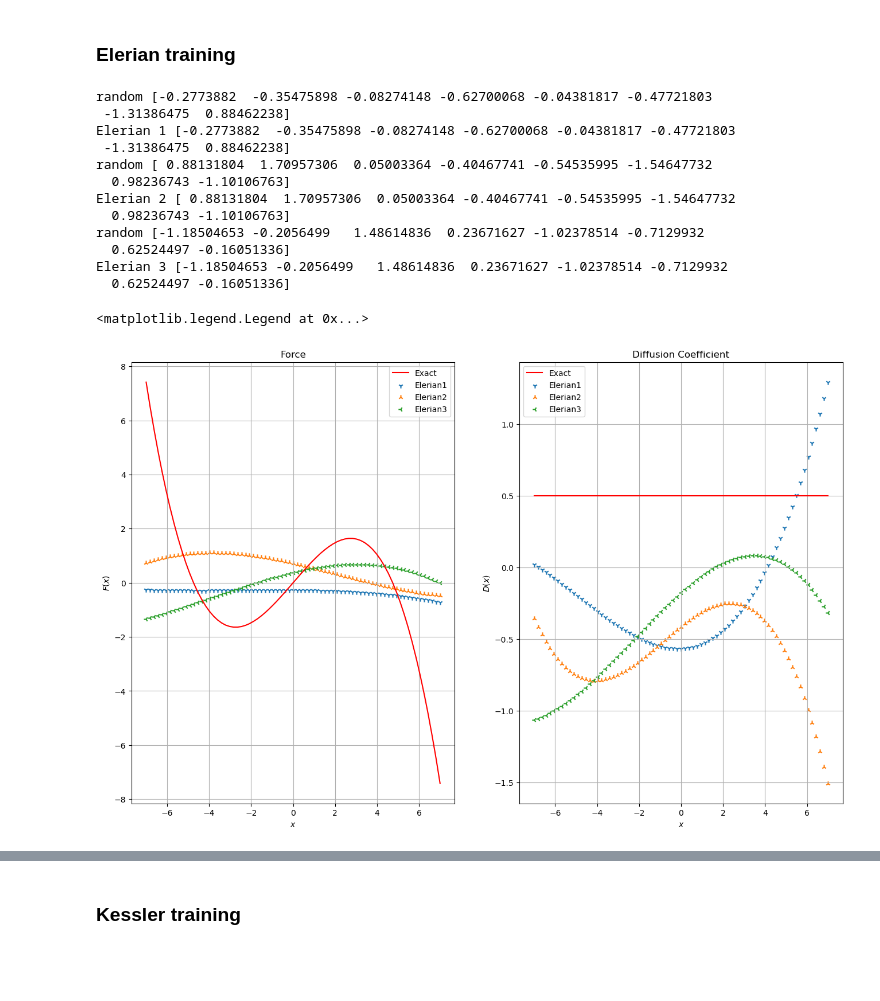
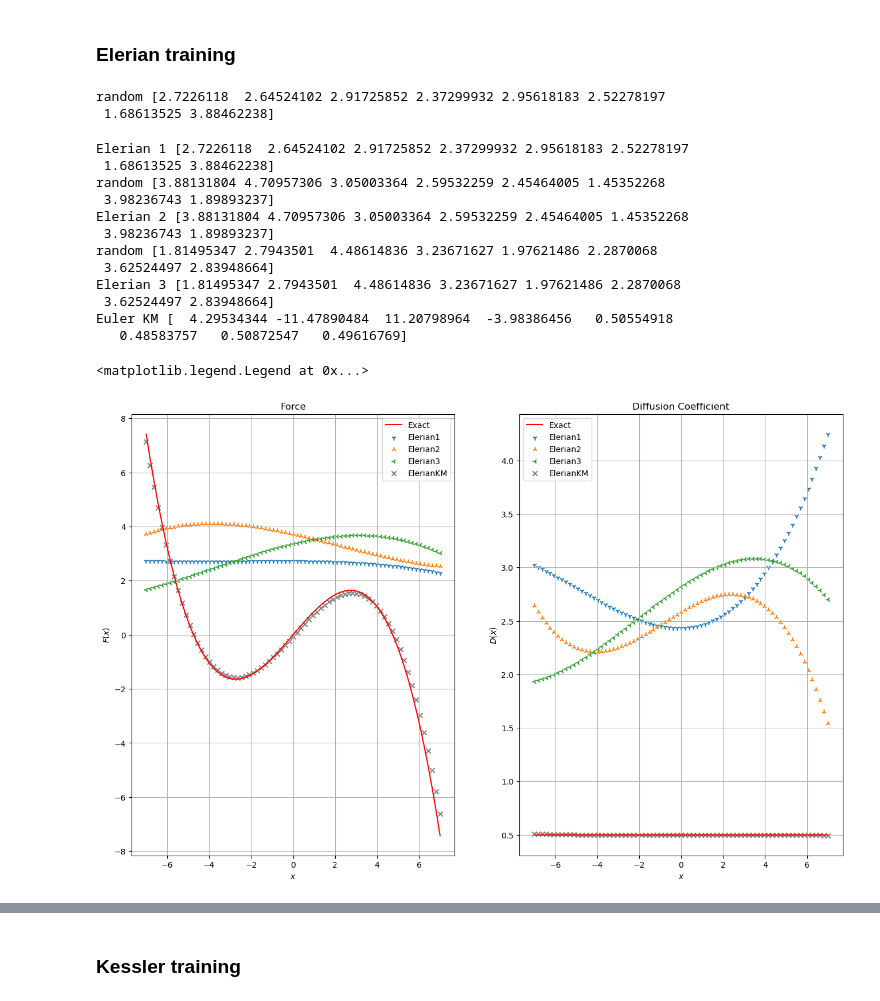
Before and after one commit to Dani-dB/folie, a Jupyter notebook: errorbars/random-coef0.ipynb, the cells around one changed output, grey strips where cells are left out. Saved outputs shown, nothing was run; the diff lists cells and outputs as text; code cells hidden in the pictures; blank space fills up the shorter version.

Commit message:
improvement to error bar startinf grom random coefficients and import of error bars from training on different data

```diff
--- a/errorbars/random-coef0.ipynb
+++ b/errorbars/random-coef0.ipynb
@@ -11,8 +11,9 @@ from copy import deepcopy
 This notebook runs a simulation once to generate data, then for each estimator run 3 different estimations starting from different coefficients $ \sim \mathcal{N}(\mu,\sigma^2)$
 Choose your Hyper-parameters $\mu$ and $\sigma$
 # %%
-mu = 0.0
-sigma = 1.0
+mu = 3
+sigma = 1
+M = 3 # number of differnt estimation for a given estimator and given data
 np.random.seed(3)
 # %% [markdown]
 ## Generate data
@@ -35,7 +36,7 @@ simulator = fl.simulations.Simulator(fl.simulations.EulerStepper(model_simu), dt
 
 
 # initialize positions
-ntraj = 30
+ntraj = 50
 q0 = np.empty(ntraj)
 for i in range(len(q0)):
     q0[i] = 0
@@ -55,13 +56,13 @@ for n, trj in enumerate(data):
 # %% [markdown]
 ### Euler Training
 # %%
-fig, axs = plt.subplots(1, 2,figsize=(16,10))
+fig, axs = plt.subplots(1, 2,figsize=(8,5.5))
+fig, axf = plt.subplots(figsize=(8,5.5))
 np.random.seed(3)
 axs[0].set_title("Force")
 axs[0].set_xlabel("$x$")
 axs[0].set_ylabel("$F(x)$")
 axs[0].grid()
-
 axs[1].set_title("Diffusion Coefficient")
 axs[1].set_xlabel("$x$")
 axs[1].set_ylabel("$D(x)$")
@@ -76,8 +77,9 @@ domain = fl.MeshedDomain.create_from_range(np.linspace(data.stats.min, data.stat
 trainmodel = fl.models.Overdamped(force=fl.functions.BSplinesFunction(domain), has_bias=None)
 
 Euler_res=[]
+Euler_fes=[]
 markers=['1','2','3']
-for index in range(3):
+for index in range(M):
     coefficients0= np.random.normal(loc=mu, scale=sigma, size=2*nknots)
     print('random',coefficients0)
     estimator = fl.LikelihoodEstimator(fl.EulerDensity(trainmodel) ,n_jobs=4)
@@ -85,7 +87,13 @@ for index in range(3):
     print('Euler',index +1,Euler_res[index].coefficients)
     axs[0].scatter(xfa, Euler_res[index].force(xfa.reshape(-1, 1)), marker=markers[index], label='Euler'+str(index+1))
     axs[1].scatter(xfa, Euler_res[index].diffusion(xfa.reshape(-1, 1)), marker=markers[index], label='Euler'+str(index+1))
+    Euler_fes.append(fl.analysis.free_energy_profile_1d(Euler_res[index],xfa))
+    axf.plot(xfa,Euler_fes[index])
 
+Euler_res0=fl.LikelihoodEstimator(fl.EulerDensity(trainmodel) ,n_jobs=4).fit_fetch(data)
+print('Euler KM',Euler_res0.coefficients)
+axs[0].scatter(xfa, Euler_res0.force(xfa.reshape(-1, 1)),color = 'grey', marker='x', label='EulerKM')
+axs[1].scatter(xfa, Euler_res0.diffusion(xfa.reshape(-1, 1)), color = 'grey',marker='x', label='EulerKM')
 
 axs[0].legend()
 axs[1].legend()
@@ -113,45 +165,57 @@ fig, axs = plt.subplots(1, 2,figsize=(16,10))
 np.random.seed(3)
 axs[0].set_title("Force")
 axs[0].set_xlabel("$x$")
 axs[0].set_ylabel("$F(x)$")
 axs[0].grid()
 
 axs[1].set_title("Diffusion Coefficient")
 axs[1].set_xlabel("$x$")
 axs[1].set_ylabel("$D(x)$")
 axs[1].grid()
 
 xfa = np.linspace(-7.0, 7.0, 75)
 axs[0].plot(xfa, model_simu.force(xfa.reshape(-1, 1)),color='r', label="Exact")
 axs[1].plot(xfa, model_simu.diffusion(xfa.reshape(-1, 1)), color='r',label="Exact")
 
 nknots=4
 domain = fl.MeshedDomain.create_from_range(np.linspace(data.stats.min, data.stats.max, nknots).ravel())
 trainmodel = fl.models.Overdamped(force=fl.functions.BSplinesFunction(domain), has_bias=None)
 
 Elerian_res=[]
-for index in range(3):
+Elerian_fes=[]
+markers=['1','2','3']
+for index in range(M):
     coefficients0= np.random.normal(loc=mu, scale=sigma, size=2*nknots)
     print('random',coefficients0)
     estimator = fl.LikelihoodEstimator(fl.ElerianDensity(trainmodel) ,n_jobs=4)
     Elerian_res.append(estimator.fit_fetch(data,coefficients0=coefficients0))
     print('Elerian',index +1,Elerian_res[index].coefficients)
     axs[0].scatter(xfa, Elerian_res[index].force(xfa.reshape(-1, 1)), marker=markers[index], label='Elerian'+str(index+1))
     axs[1].scatter(xfa, Elerian_res[index].diffusion(xfa.reshape(-1, 1)), marker=markers[index], label='Elerian'+str(index+1))
+    Elerian_fes.append(fl.analysis.free_energy_profile_1d(Elerian_res[index],xfa))
+    axf.plot(xfa,Elerian_fes[index])
+
+Elerian_res0=fl.LikelihoodEstimator(fl.EulerDensity(trainmodel) ,n_jobs=4).fit_fetch(data)
+print('Euler KM',Elerian_res0.coefficients)
+axs[0].scatter(xfa, Elerian_res0.force(xfa.reshape(-1, 1)),color = 'grey', marker='x', label='ElerianKM')
+axs[1].scatter(xfa, Elerian_res0.diffusion(xfa.reshape(-1, 1)), color = 'grey',marker='x', label='ElerianKM')
+
 axs[0].legend()
 axs[1].legend()
 # %% [output]
-random [-0.2773882  -0.35475898 -0.08274148 -0.62700068 -0.04381817 -0.47721803
- -1.31386475  0.88462238]
-Elerian 1 [-0.2773882  -0.35475898 -0.08274148 -0.62700068 -0.04381817 -0.47721803
- -1.31386475  0.88462238]
-random [ 0.88131804  1.70957306  0.05003364 -0.40467741 -0.54535995 -1.54647732
-  0.98236743 -1.10106763]
-Elerian 2 [ 0.88131804  1.70957306  0.05003364 -0.40467741 -0.54535995 -1.54647732
-  0.98236743 -1.10106763]
-random [-1.18504653 -0.2056499   1.48614836  0.23671627 -1.02378514 -0.7129932
-  0.62524497 -0.16051336]
-Elerian 3 [-1.18504653 -0.2056499   1.48614836  0.23671627 -1.02378514 -0.7129932
-  0.62524497 -0.16051336]
+random [2.7226118  2.64524102 2.91725852 2.37299932 2.95618183 2.52278197
+ 1.68613525 3.88462238]
-<matplotlib.legend.Legend at 0x...>
+Elerian 1 [2.7226118  2.64524102 2.91725852 2.37299932 2.95618183 2.52278197
+ 1.68613525 3.88462238]
+random [3.88131804 4.70957306 3.05003364 2.59532259 2.45464005 1.45352268
+ 3.98236743 1.89893237]
+Elerian 2 [3.88131804 4.70957306 3.05003364 2.59532259 2.45464005 1.45352268
+ 3.98236743 1.89893237]
+random [1.81495347 2.7943501  4.48614836 3.23671627 1.97621486 2.2870068
+ 3.62524497 2.83948664]
+Elerian 3 [1.81495347 2.7943501  4.48614836 3.23671627 1.97621486 2.2870068
+ 3.62524497 2.83948664]
+Euler KM [  4.29534344 -11.47890484  11.20798964  -3.98386456   0.50554918
+   0.48583757   0.50872547   0.49616769]
+<matplotlib.legend.Legend at 0x...>
-[figure, old version]
+[figure, new version]
```
Also changed, not shown: parts of 13 cells of this notebook, 1 other file.
